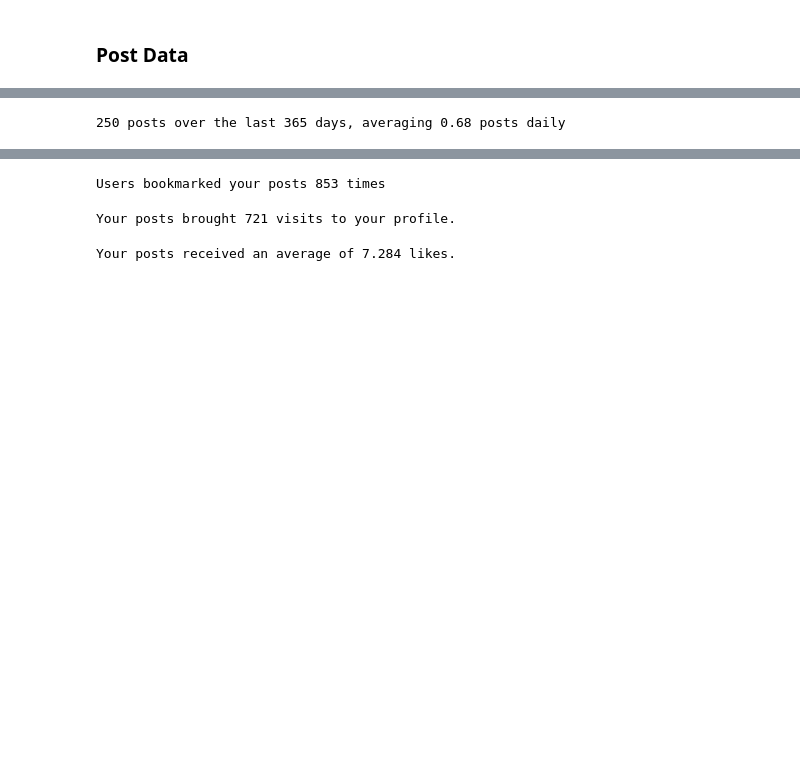
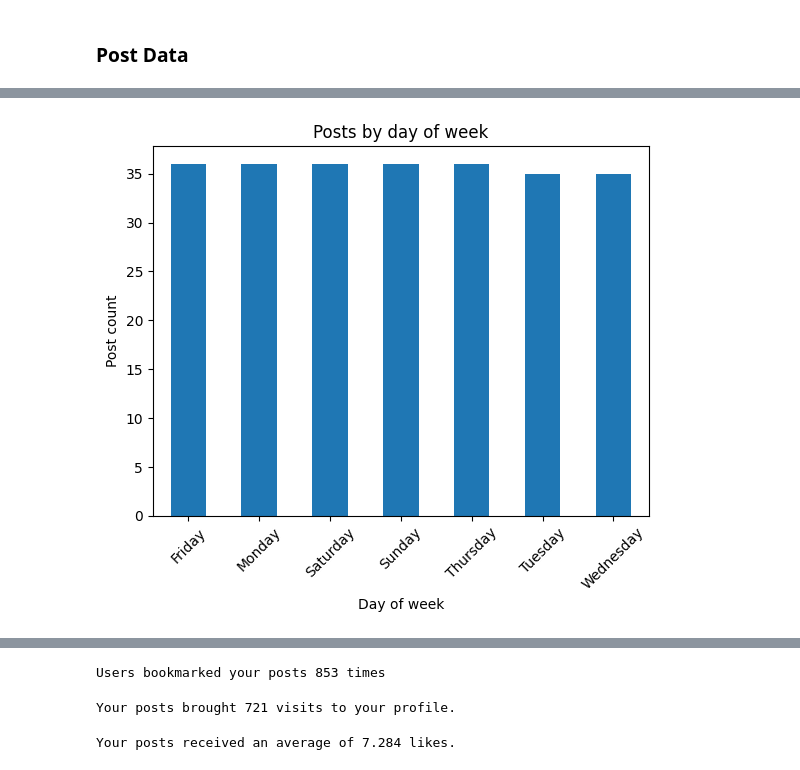
Before and after one commit to bodhichristian/python-basics, a Jupyter notebook: x_data/X Data.ipynb, the cells around one changed output, grey strips where cells are left out. Cells and saved outputs as stored; diff of their text form; code cells hidden in the pictures; blank space fills up the shorter version.

```diff
--- a/x_data/X Data.ipynb
+++ b/x_data/X Data.ipynb
@@ -75,2 +80,9 @@ posts.head(2)
+# %%
+# %a - abbreviated weekday name ('Mon')
+# %b - abbreviated month name ('Feb')
+# %d - day of the month ('25')
+# %Y - four digit year (2025)
+
+posts['Date'] = pd.to_datetime(overview['Date'], format='%a, %b %d, %Y')
 # %% [markdown]
 ### Post Data
@@ -77,6 +95,12 @@ posts.head(2)
 # %%
-total_posts = len(posts)
-daily_average = round((total_posts / 365), 2)
-print(f'{total_posts} posts over the last 365 days, averaging {daily_average} posts daily')
+posts['day_of_week'] = posts['Date'].dt.day_name()
+daily_post_count = posts.groupby('day_of_week').size()
+daily_post_count.plot(kind='bar')
+
+plt.xlabel('Day of week')
+plt.ylabel('Post count')
+plt.title('Posts by day of week')
+plt.xticks(rotation=45)
+plt.show()
 # %% [output]
-250 posts over the last 365 days, averaging 0.68 posts daily
+[figure, added]
```
Also changed, not shown: parts of 10 cells of this notebook, 1 other file.
